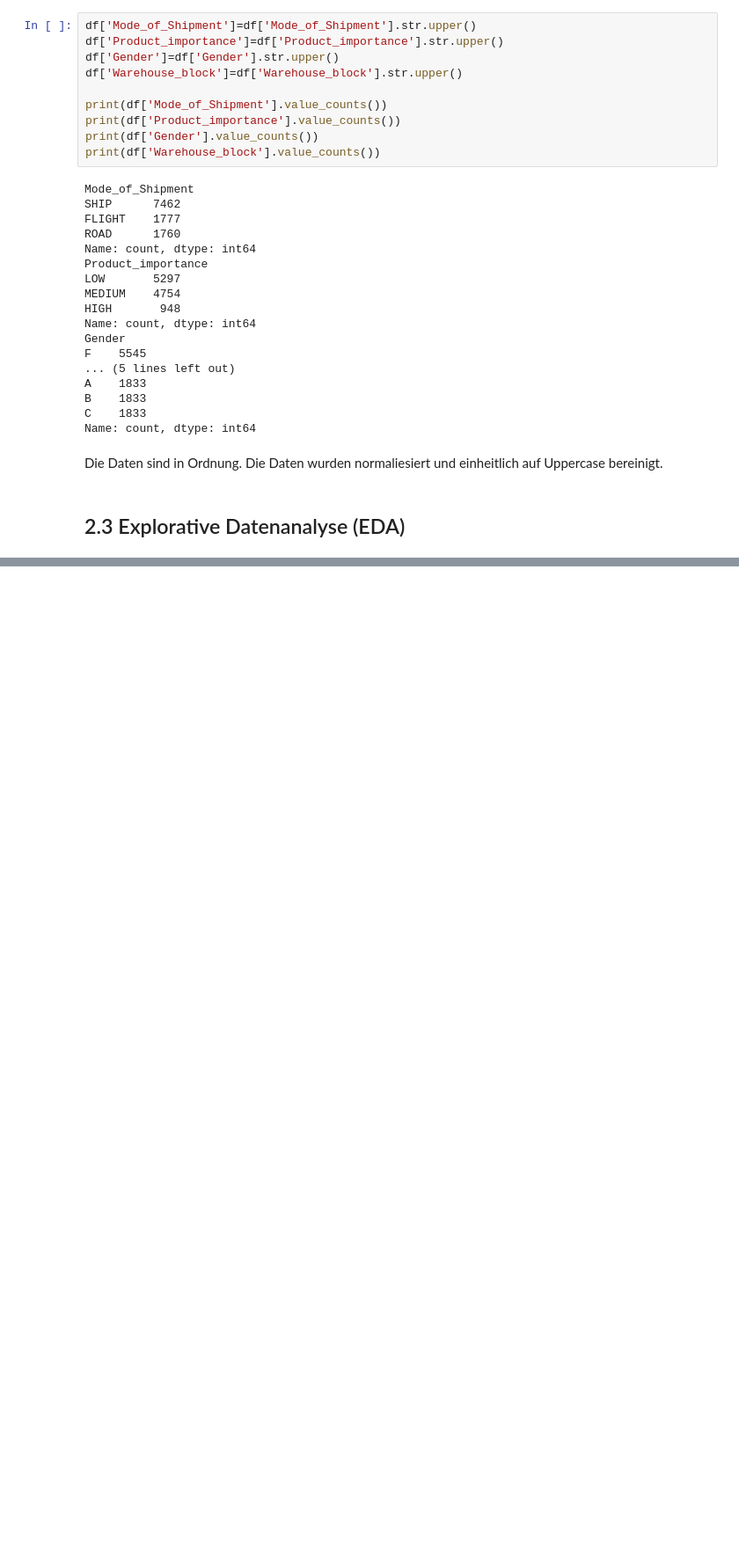
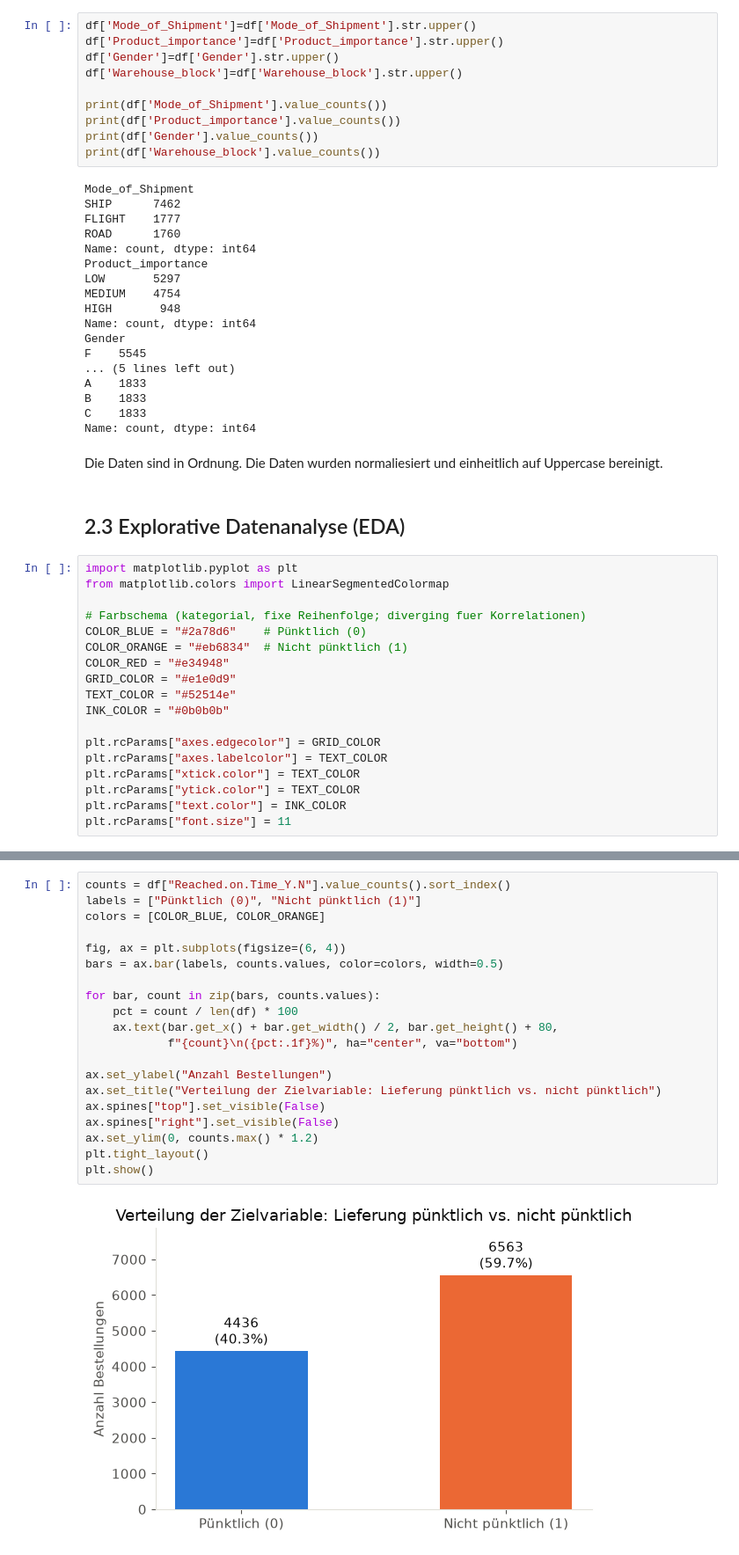
Before and after one commit to sheleut/Data-Science-E-Commerce, a Jupyter notebook: Notebook.ipynb, the cells around one changed output, grey strips where cells are left out. Shown at 88% size. Saved outputs shown, nothing was run; the diff lists cells and outputs as text; blank space fills up the shorter version.

```diff
--- a/Notebook.ipynb
+++ b/Notebook.ipynb
@@ -264,3 +264,21 @@ Name: count, dtype: int64
 Die Daten sind in Ordnung. Die Daten wurden normaliesiert und einheitlich auf Uppercase bereinigt.
 # %% [markdown]
 ## 2.3 Explorative Datenanalyse (EDA)
+# %%
+import matplotlib.pyplot as plt
+from matplotlib.colors import LinearSegmentedColormap
+
+# Farbschema (kategorial, fixe Reihenfolge; diverging fuer Korrelationen)
+COLOR_BLUE = "#2a78d6"    # Pünktlich (0)
+COLOR_ORANGE = "#eb6834"  # Nicht pünktlich (1)
+COLOR_RED = "#e34948"
+GRID_COLOR = "#e1e0d9"
+TEXT_COLOR = "#52514e"
+INK_COLOR = "#0b0b0b"
+
+plt.rcParams["axes.edgecolor"] = GRID_COLOR
+plt.rcParams["axes.labelcolor"] = TEXT_COLOR
+plt.rcParams["xtick.color"] = TEXT_COLOR
+plt.rcParams["ytick.color"] = TEXT_COLOR
+plt.rcParams["text.color"] = INK_COLOR
+plt.rcParams["font.size"] = 11
@@ -266,0 +289,22 @@ Die Daten sind in Ordnung. Die Daten wurden normaliesiert und einheitlich auf Up
+# %%
+counts = df["Reached.on.Time_Y.N"].value_counts().sort_index()
+labels = ["Pünktlich (0)", "Nicht pünktlich (1)"]
+colors = [COLOR_BLUE, COLOR_ORANGE]
+
+fig, ax = plt.subplots(figsize=(6, 4))
+bars = ax.bar(labels, counts.values, color=colors, width=0.5)
+
+for bar, count in zip(bars, counts.values):
+    pct = count / len(df) * 100
+    ax.text(bar.get_x() + bar.get_width() / 2, bar.get_height() + 80,
+            f"{count}\n({pct:.1f}%)", ha="center", va="bottom")
+
+ax.set_ylabel("Anzahl Bestellungen")
+ax.set_title("Verteilung der Zielvariable: Lieferung pünktlich vs. nicht pünktlich")
+ax.spines["top"].set_visible(False)
+ax.spines["right"].set_visible(False)
+ax.set_ylim(0, counts.max() * 1.2)
+plt.tight_layout()
+plt.show()
+# %% [output]
+[figure, added]
```
Also changed, not shown: parts of 20 cells of this notebook.
